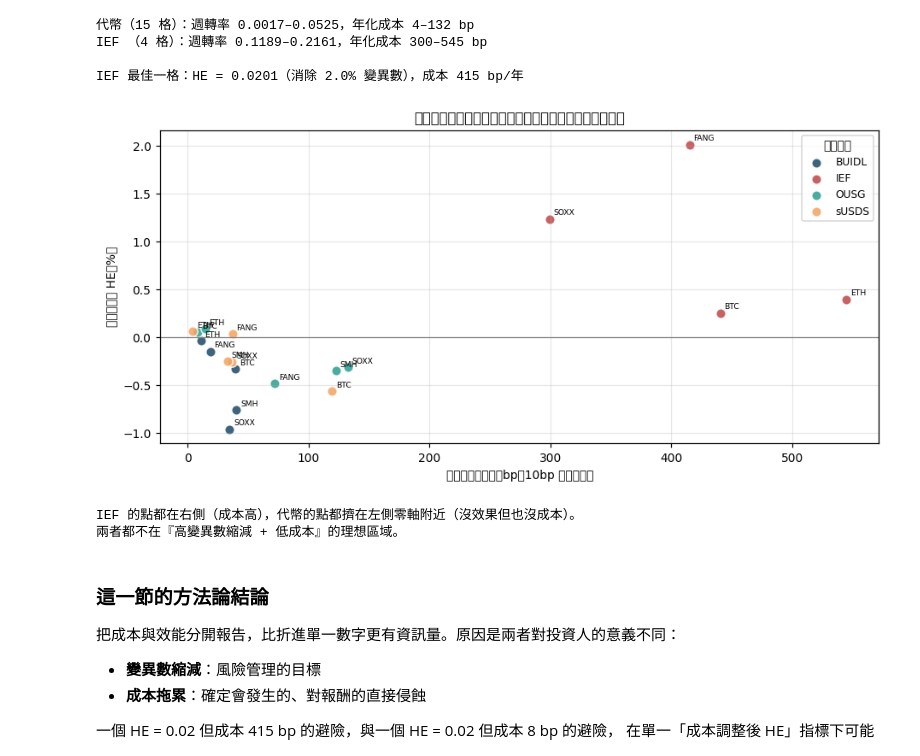
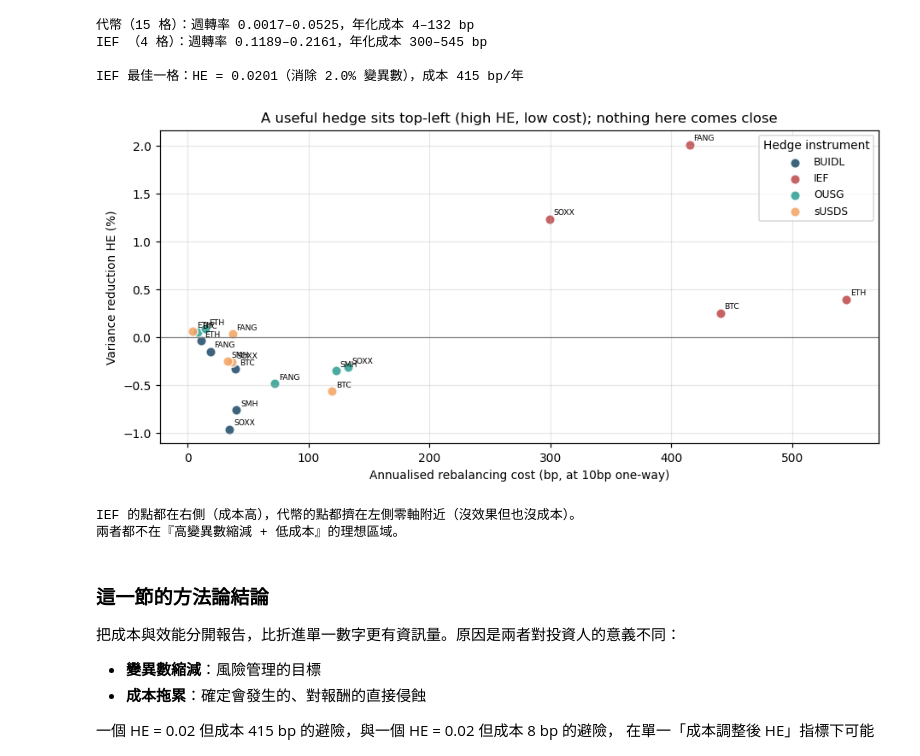
Before and after one commit to jerome-maker/tokenized-treasury-spillovers, a Jupyter notebook: teaching/research_methods.ipynb, the cells around one changed output. Drawn from its saved outputs; the diff is of its cells as text; code cells hidden in the pictures.

```diff
--- a/teaching/research_methods.ipynb
+++ b/teaching/research_methods.ipynb
@@ -4212,27 +4121,27 @@ IEF 最佳一格：HE = 0.0201（消除 2.0% 變異數），成本 415 bp/年
 # %%
 # ---------------------------------------------------------------------------
 # 變異數縮減 vs 成本：兩個維度一起看才看得出全貌
 # ---------------------------------------------------------------------------
 fig, ax = plt.subplots(figsize=(8.5, 4.2))
 colors = {"BUIDL": "#1b4965", "OUSG": "#2a9d8f", "sUSDS": "#f4a261", "IEF": "#bc4749"}
 for inst, grp in h.groupby("hedge_instrument"):
     ax.scatter(grp["cost_bp_ann_10bp"], grp["HE"] * 100, s=55,
                color=colors.get(inst, "grey"), label=inst, alpha=0.85, edgecolor="white")
     for _, r in grp.iterrows():
         ax.annotate(r["hedged_equity"], (r["cost_bp_ann_10bp"], r["HE"] * 100),
                     fontsize=6, xytext=(3, 3), textcoords="offset points")
 ax.axhline(0, color="grey", lw=0.8)
-ax.set_xlabel("年化再平衡成本（bp，10bp 單邊假設）")
-ax.set_ylabel("變異數縮減 HE（%）")
-ax.set_title("右上角才是有用的避險；本樣本沒有任何一格接近右上角")
-ax.legend(title="避險工具", fontsize=8)
+ax.set_xlabel("Annualised rebalancing cost (bp, at 10bp one-way)")
+ax.set_ylabel("Variance reduction HE (%)")
+ax.set_title("A useful hedge sits top-left (high HE, low cost); nothing here comes close")
+ax.legend(title="Hedge instrument", fontsize=8)
 fig.tight_layout()
 plt.show()
 
 print("IEF 的點都在右側（成本高），代幣的點都擠在左側零軸附近（沒效果但也沒成本）。")
 print("兩者都不在『高變異數縮減 + 低成本』的理想區域。")
 # %% [output]
-[figure, old version]
+[figure, new version]
 IEF 的點都在右側（成本高），代幣的點都擠在左側零軸附近（沒效果但也沒成本）。
 兩者都不在『高變異數縮減 + 低成本』的理想區域。
 # %% [markdown]
```
Also changed, not shown: parts of 20 cells of this notebook, 10 other files.
